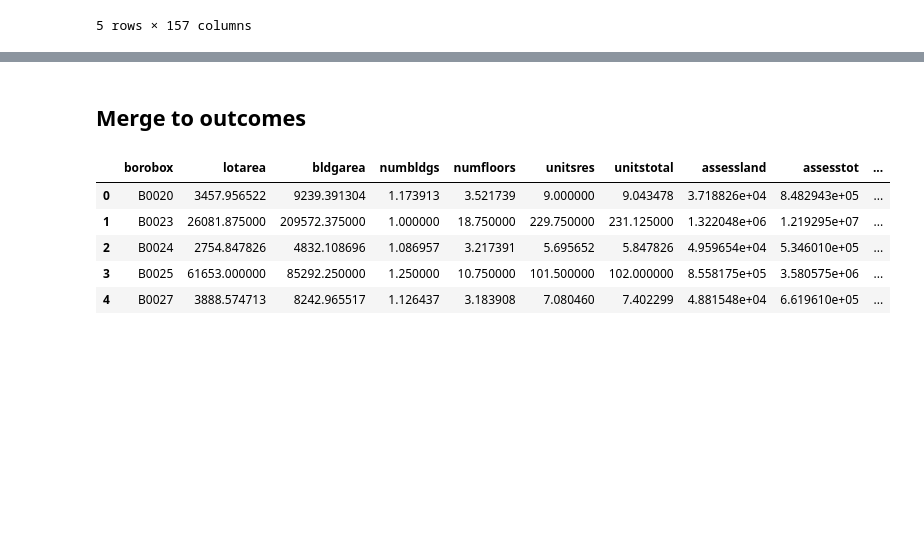
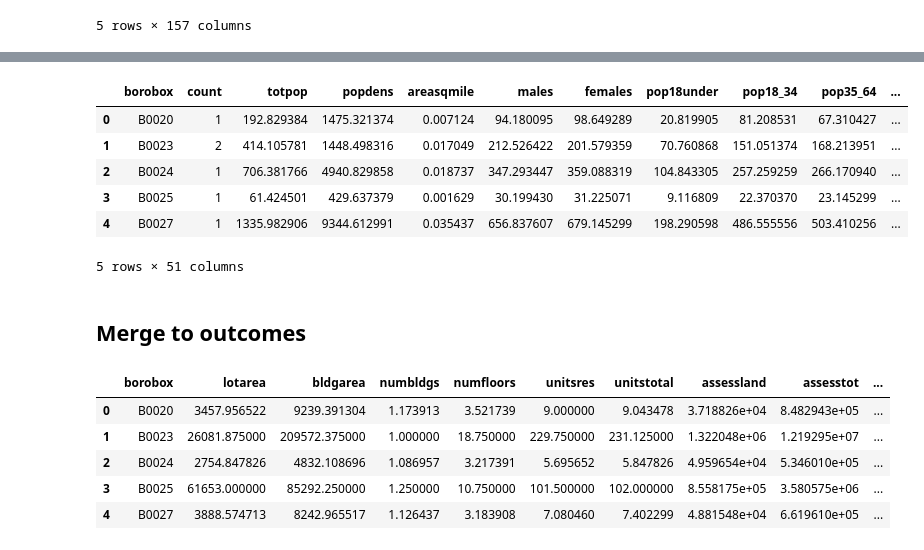
Before and after one commit to KaiElwood/machine-learning-final, a Jupyter notebook: code/02_merge_box.ipynb, the cells around one changed output, grey strips where cells are left out. Saved outputs shown, nothing was run; the diff lists cells and outputs as text; code cells hidden in the pictures; blank space fills up the shorter version.

```diff
--- a/code/02_merge_box.ipynb
+++ b/code/02_merge_box.ipynb
@@ -144,0 +146,15 @@ df_box_sum= df_bld_box.groupby("borobox", as_index = False)[predictors_full].app
+# %%
+## load weighted census data
+wgt_census = drive.CreateFile({'id': '1H8yM7UH14YdMqi5ASjHMd_dwA4C7-lKe'})
+wgt_census.GetContentFile('wgt_census.csv')
+
+df_wgt_census= pd.read_csv('wgt_census.csv').drop(["Unnamed: 0", "level_0", "index"], axis = 1)
+df_wgt_census.head()
+# %% [output]
+|  | borobox | count | totpop | popdens | areasqmile | males | females | pop18under | pop18_34 | pop35_64 | ... |
+| 0 | B0020 | 1 | 192.829384 | 1475.321374 | 0.007124 | 94.180095 | 98.649289 | 20.819905 | 81.208531 | 67.310427 | ... |
+| 1 | B0023 | 2 | 414.105781 | 1448.498316 | 0.017049 | 212.526422 | 201.579359 | 70.760868 | 151.051374 | 168.213951 | ... |
+| 2 | B0024 | 1 | 706.381766 | 4940.829858 | 0.018737 | 347.293447 | 359.088319 | 104.843305 | 257.259259 | 266.170940 | ... |
+| 3 | B0025 | 1 | 61.424501 | 429.637379 | 0.001629 | 30.199430 | 31.225071 | 9.116809 | 22.370370 | 23.145299 | ... |
+| 4 | B0027 | 1 | 1335.982906 | 9344.612991 | 0.035437 | 656.837607 | 679.145299 | 198.290598 | 486.555556 | 503.410256 | ... |
+5 rows × 51 columns
```
Also changed, not shown: parts of 8 cells of this notebook, 2 other files.
